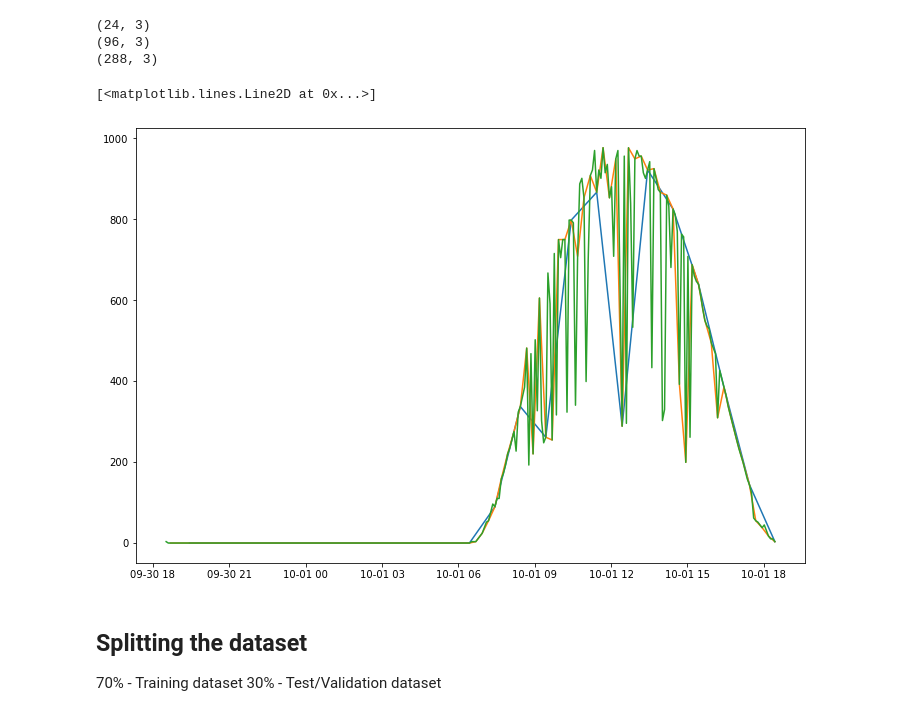
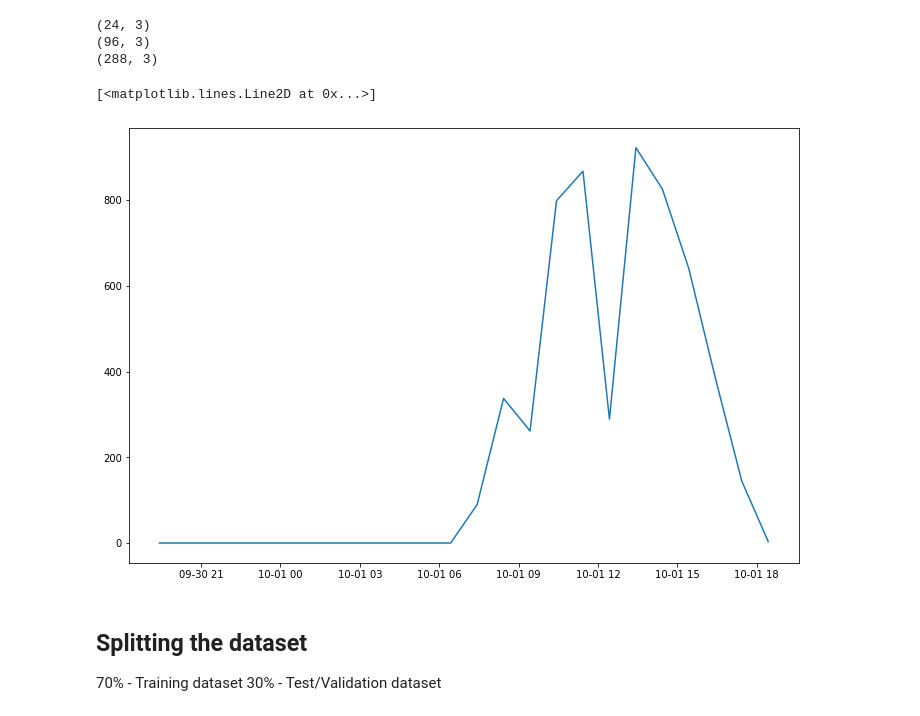
Before and after one commit to Rujul-Patel/InternshipTest, a Jupyter notebook: prescinto.ipynb, the cells around one changed output. Saved outputs shown, nothing was run; the diff lists cells and outputs as text; code cells hidden in the pictures.

```diff
--- a/prescinto.ipynb
+++ b/prescinto.ipynb
@@ -18,8 +18,8 @@ plt.rcParams['figure.figsize'] = (12,8)
 # %% [markdown]
 #### Loading the two datasets (climacell and weather from plant)
 # %%
-climacell =  pd.read_csv('climacell_data_formodel.csv')
-df = pd.read_csv('weather_data_from_plant.csv')
+climacell =  pd.read_csv('https://github.com/Rujul-Patel/InternshipTest/raw/master/climacell_data_formodel.csv')
+df = pd.read_csv('https://github.com/Rujul-Patel/InternshipTest/raw/master/weather_data_from_plant.csv')
 # %%
 climacell
 # %% [output]
@@ -145,11 +145,11 @@ print(data3.shape)  #24*60/5 5 minute intervals
 (288, 3)
 # %%
 plt.plot(data1.irradiance)
-plt.plot(data2.irradiance)
-plt.plot(data3.irradiance)
+#plt.plot(data2.irradiance)
+#plt.plot(data3.irradiance)
 # %% [output]
 [<matplotlib.lines.Line2D at 0x...>]
-[figure, old version]
+[figure, new version]
 # %% [markdown]
 ## Splitting the dataset
 
```
Also changed, not shown: parts of 21 cells of this notebook.
